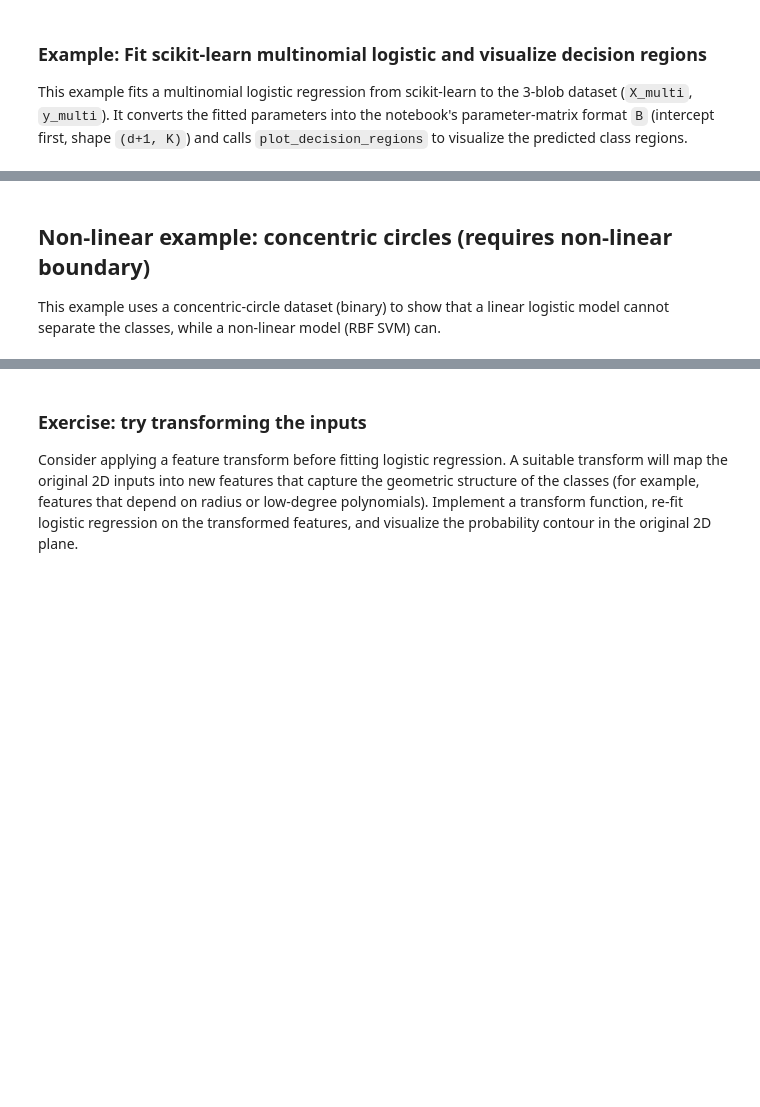
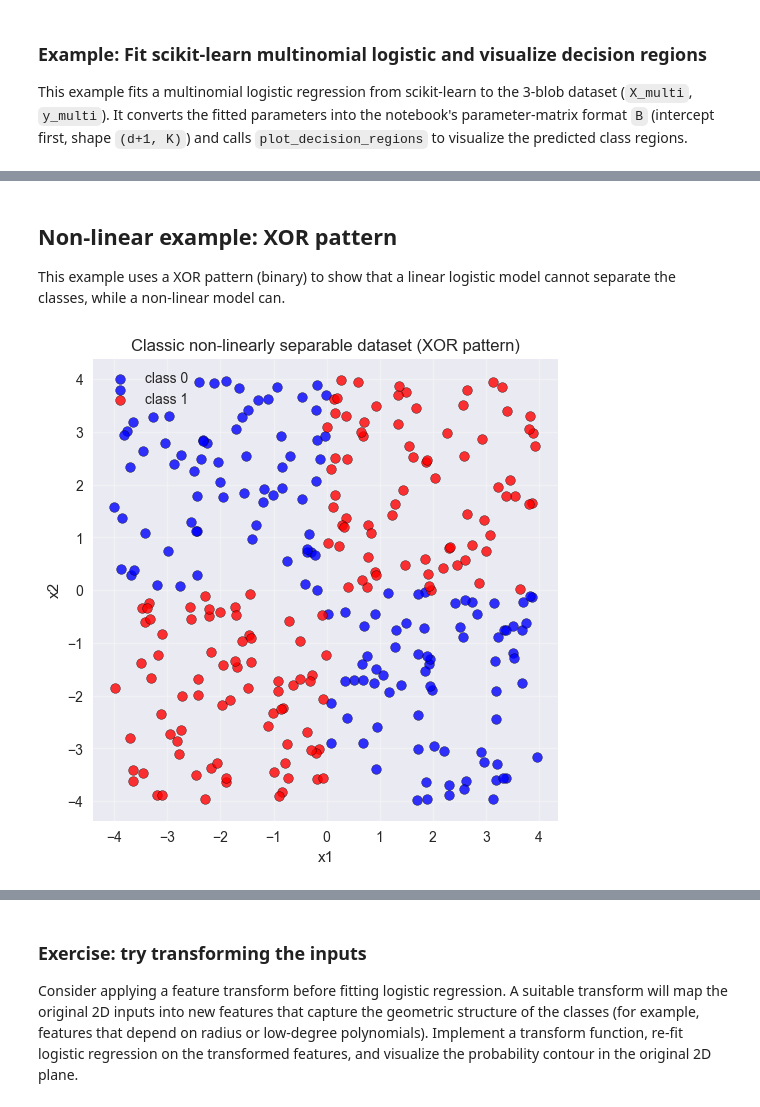
Before and after one commit to sabalanya/CUNEF-Deep-Learning, a Jupyter notebook: fundamentals/logitstic_regression.ipynb, the cells around one changed output, grey strips where cells are left out. Saved outputs shown, nothing was run; the diff lists cells and outputs as text; code cells hidden in the pictures; blank space fills up the shorter version.

Commit message:
change non-linear toy problem

```diff
--- a/fundamentals/logitstic_regression.ipynb
+++ b/fundamentals/logitstic_regression.ipynb
@@ -443,4 +452,4 @@ plot_decision_regions(B, X_multi, y_multi)
 # %% [markdown]
-## Non-linear example: concentric circles (requires non-linear boundary)
+## Non-linear example: XOR pattern
 
-This example uses a concentric-circle dataset (binary) to show that a linear logistic model cannot separate the classes, while a non-linear model (RBF SVM) can.
+This example uses a XOR pattern (binary) to show that a linear logistic model cannot separate the classes, while a non-linear model can.
@@ -488,0 +456,12 @@ plt.legend(); plt.show()
+# %%
+X_nl = np.random.rand(300, 2) * 8 - 4  # Uniform in [-4, 4]
+y_nl = ((X_nl[:, 0] >= 0) & (X_nl[:, 1] >= 0)) | ((X_nl[:, 0] < 0) & (X_nl[:, 1] < 0)) # Class 1 in top-right and bottom-left quadrants, class 0 elsewhere
+# %%
+plt.figure(figsize=(6,6))
+plt.scatter(X_nl[y_nl==0,0], X_nl[y_nl==0,1], color='blue', label='class 0', edgecolor='k', alpha=0.8)
+plt.scatter(X_nl[y_nl==1,0], X_nl[y_nl==1,1], color='red', label='class 1', edgecolor='k', alpha=0.8)
+plt.title('Classic non-linearly separable dataset (XOR pattern)')
+plt.xlabel('x1'); plt.ylabel('x2')
+plt.legend(); plt.grid(True, alpha=0.3); plt.show()
+# %% [output]
+[figure, added]
```
Also changed, not shown: parts of 5 cells of this notebook, 1 other file.
